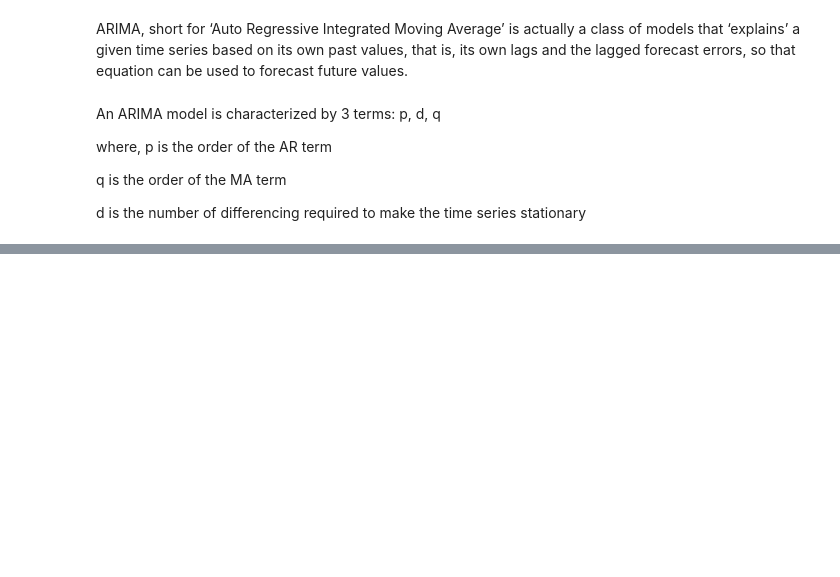
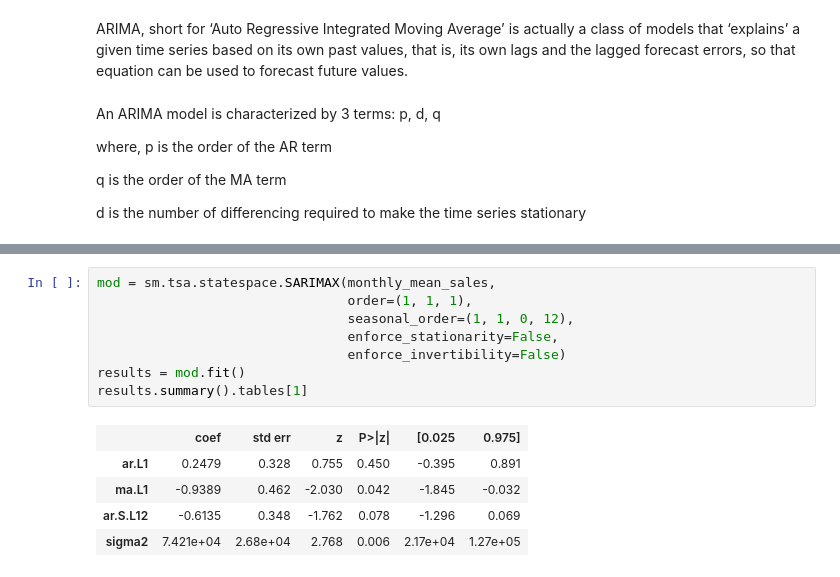
Before and after one commit to Chirag529/TimeSeries, a Jupyter notebook: analysis.ipynb, the cells around one changed output, grey strips where cells are left out. Drawn from its saved outputs; the diff is of its cells as text; blank space fills up the shorter version.

```diff
--- a/analysis.ipynb
+++ b/analysis.ipynb
@@ -337,0 +398,14 @@ d is the number of differencing required to make the time series stationary
+# %%
+mod = sm.tsa.statespace.SARIMAX(monthly_mean_sales,
+                                order=(1, 1, 1),
+                                seasonal_order=(1, 1, 0, 12),
+                                enforce_stationarity=False,
+                                enforce_invertibility=False)
+results = mod.fit()
+results.summary().tables[1]
+# %% [output]
+|  | coef | std err | z | P>|z| | [0.025 | 0.975] |
+| ar.L1 | 0.2479 | 0.328 | 0.755 | 0.450 | -0.395 | 0.891 |
+| ma.L1 | -0.9389 | 0.462 | -2.030 | 0.042 | -1.845 | -0.032 |
+| ar.S.L12 | -0.6135 | 0.348 | -1.762 | 0.078 | -1.296 | 0.069 |
+| sigma2 | 7.421e+04 | 2.68e+04 | 2.768 | 0.006 | 2.17e+04 | 1.27e+05 |
```
Also changed, not shown: parts of 4 cells of this notebook.
